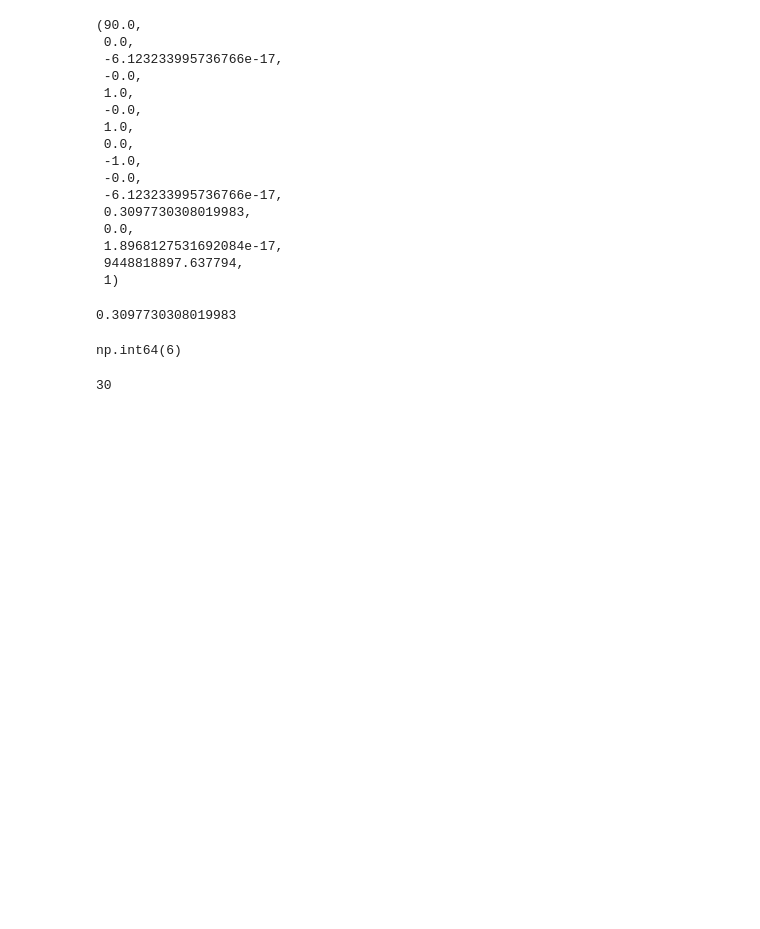
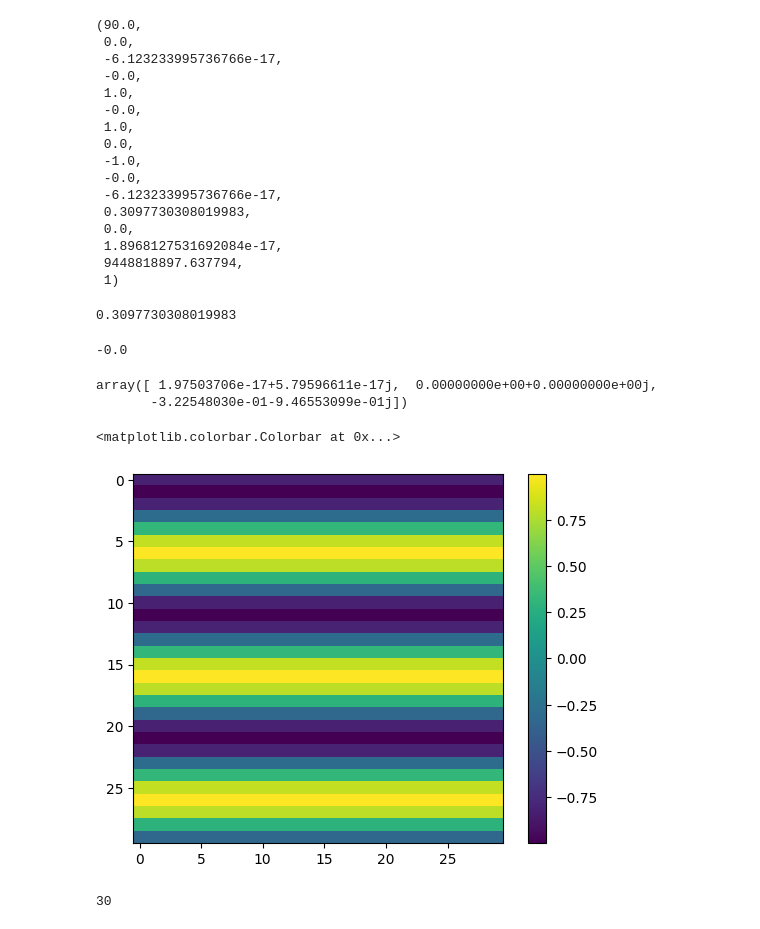
Before and after one commit to shiro-github-python/OpenFDTD_read_ofdFile, a Jupyter notebook: readOutputData.ipynb, the cells around one changed output. Saved outputs shown, nothing was run; the diff lists cells and outputs as text; code cells hidden in the pictures; blank space fills up the shorter version.

```diff
--- a/readOutputData.ipynb
+++ b/readOutputData.ipynb
@@ -75,20 +83,29 @@ def cal_planewave(od, i, j, k):
                                        Returns (None, None) if planewave is not active.
     """
     freq = 0.0
-    for idx range(od.NFreq2):
-        freq = freq + od.data["freq2"]
+    for idx in range(od.NFreq2):
+        freq = freq + od.data["Freq2"][idx]
     freq = freq / od.NFreq2
+    Xn = od.data["Xn"]
+    Yn = od.data["Yn"]
+    Zn = od.data["Zn"]
 
     C0 = 3e8
     k0 = 2 * np.pi * freq / C0
-    x0, y0, z0 = od.data["Planewave"][11:14]
+
+    pw = Planewave_t(od.data["Planewave"])
+#    x0, y0, z0 = od.data["Planewave"][11:14]
+    x0 = pw.r0[0]
+    y0 = pw.r0[1]
+    z0 = pw.r0[2]
+
     x = Xn[i]
     y = Yn[j]
     z = Zn[k]
 
-    rri = ((x - x0) * od.data["planewave"][8] +    # planewave_data.ri[0] +
-           (y - y0) * od.data["planewave"][9] +    # planewave_data.ri[1] +
-           (z - z0) * od.data["planewave"][10])     # planewave_data.ri[2])
+    rri = ((x - x0) * pw.ri[0] +    # planewave_data.ri[0] +
+           (y - y0) * pw.ri[1] +    # planewave_data.ri[1] +
+           (z - z0) * pw.ri[2])     # planewave_data.ri[2])
 
     phs = np.exp(1j * k0 * rri)
 
@@ -97,16 +114,34 @@ def cal_planewave(od, i, j, k):
     # The C code implicitly handles them as doubles, which we replicate here.
     # e = planewave_data.ei.astype(np.complex128) * phs
     # h = planewave_data.hi.astype(np.complex128) * phs
-    e = np.array * phs
-    h = planewave_data.hi.astype(np.complex128) * phs
+    e = pw.ei * phs
+    h = pw.hi * phs
 
     return e, h
 # %%
 a = np.array([1,2,3])
+# %%
+od.data["Planewave"][3]
+# %% [output]
+-0.0
+# %%
+eint = np.zeros((30, 30))
+for x in range(30):
+    y = 15;
+    for z in range(30):
+        e, h = cal_planewave(od, x, y, z)
+        eint[x, z] =  np.real(e[2])
+# %%
+e
+# %% [output]
+array([ 1.97503706e-17+5.79596611e-17j,  0.00000000e+00+0.00000000e+00j,
+       -3.22548030e-01-9.46553099e-01j])
 # %%
-3*a[1]
+plt.imshow(eint)
+plt.colorbar()
 # %% [output]
-np.int64(6)
+<matplotlib.colorbar.Colorbar at 0x...>
+[figure, added]
 # %%
 filename = 'ofd.out'
 
```
Also changed, not shown: parts of 13 cells of this notebook.
